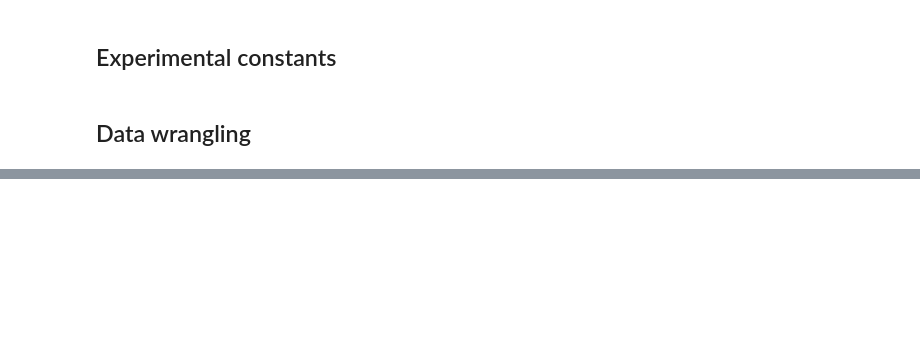
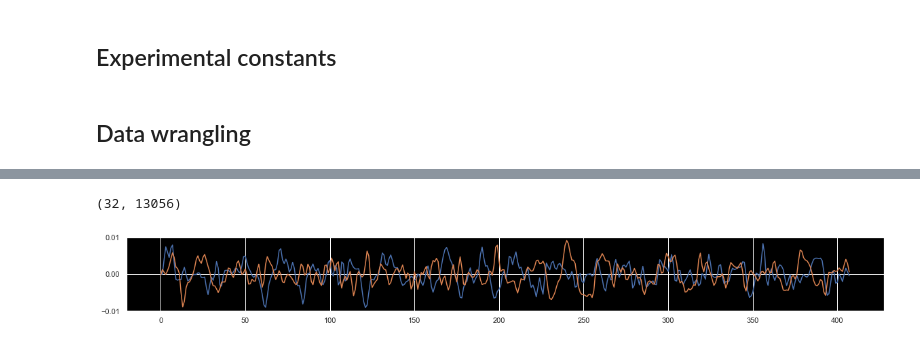
Before and after one commit to atruel01/Triton-NeuroTech-Project-Workshop, a Jupyter notebook: notebooks/baseline.ipynb, the cells around one changed output, grey strips where cells are left out. Cells and saved outputs as stored; diff of their text form; code cells hidden in the pictures; blank space fills up the shorter version.

```diff
--- a/notebooks/baseline.ipynb
+++ b/notebooks/baseline.ipynb
@@ -184,0 +209,17 @@ AttributeError: 'FBTDCA' object has no attribute 'l'
+# %%
+# Ensamble filtering of the templates
+templates = np.copy(last_model.estimators_[0].templates_) # copy over the templates
+U = np.copy(last_model.estimators_[0].Us_)[:, :, :last_model.n_components] # copy over the filter
+U = np.concatenate(U, axis=-1)
+filtered_templates=np.zeros((templates.shape[0],templates.shape[0]*templates.shape[2]))
+for i_template, template in enumerate(templates):
+    filtered_templates[i_template] = np.reshape((U.T@template),(-1))
+
+print(filtered_templates.shape)
+plt.figure(figsize=(20,2))
+t_length=int(filtered_templates.shape[1]/filtered_templates.shape[0])
+plt.plot(filtered_templates[28,:t_length]);
+plt.plot(filtered_templates[30,:t_length]);
+# %% [output]
+(32, 13056)
+[figure, added]
```
Also changed, not shown: parts of 14 cells of this notebook.
